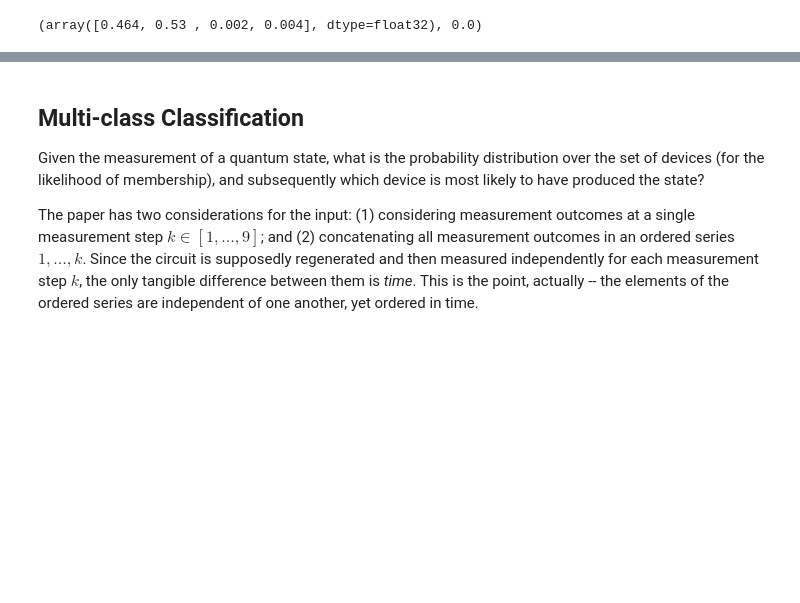
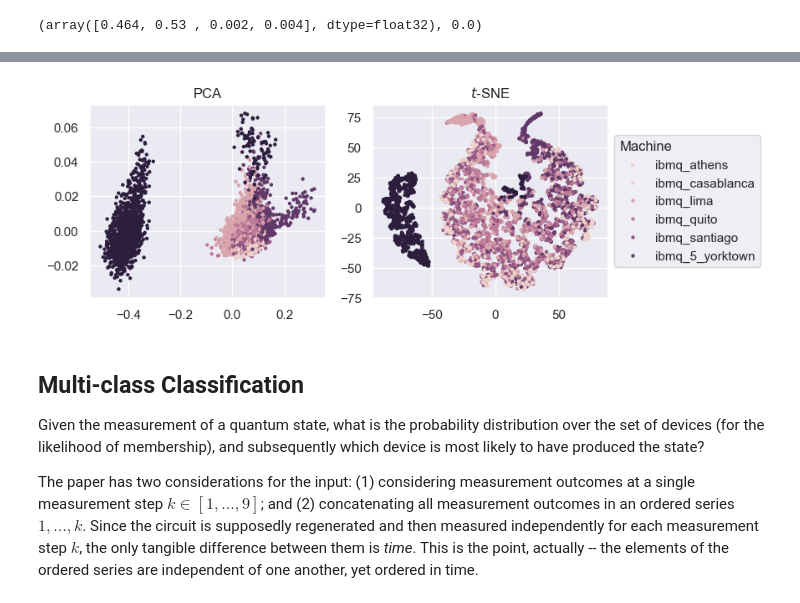
Before and after one commit to BenPrie/quantum-noise-ml, a Jupyter notebook: fingerprint-classifcation.ipynb, the cells around one changed output, grey strips where cells are left out. Drawn from its saved outputs; the diff is of its cells as text; code cells hidden in the pictures; blank space fills up the shorter version.

Commit message:
Dimensionality reduction for visualising the distributions

```diff
--- a/fingerprint-classifcation.ipynb
+++ b/fingerprint-classifcation.ipynb
@@ -206,3 +214,25 @@ train_dataset[0]
+# %%
+# Instantiate and fit a 2D PCA to the distribution data (for the given measurement step).
+pca = PCA(n_components=2)
+xs_train_pca = pca.fit_transform(xs_train[:,step,:])
+
+# Likewise for t-SNE
+tsne = TSNE(n_components=2)
+xs_train_tsne = tsne.fit_transform(xs_train[:,step,:])
+# %%
+# Scatter plot the distributions in the reduced space (hue on machine).
+fig, (ax1, ax2) = plt.subplots(1, 2, figsize=(8, 3))
+sns.scatterplot(x=xs_train_pca[:,0], y=xs_train_pca[:,1], hue=ys_train, ax=ax1, s=10, linewidth=0)
+sns.scatterplot(x=xs_train_tsne[:,0], y=xs_train_tsne[:,1], hue=ys_train, ax=ax2, s=10, linewidth=0)
+
+# Beautification.
+ax1.set_title('PCA')
+ax2.set_title('$t$-SNE')
+ax1.get_legend().remove()
+legend = ax2.legend(loc='center left', bbox_to_anchor=(1, 0.5), labels=machines, title='Machine')
+legend._legend_box.align = "left"
+# %% [output]
+[figure, added]
 # %% [markdown]
 ## Multi-class Classification
 
```
Also changed, not shown: parts of 2 cells of this notebook.
